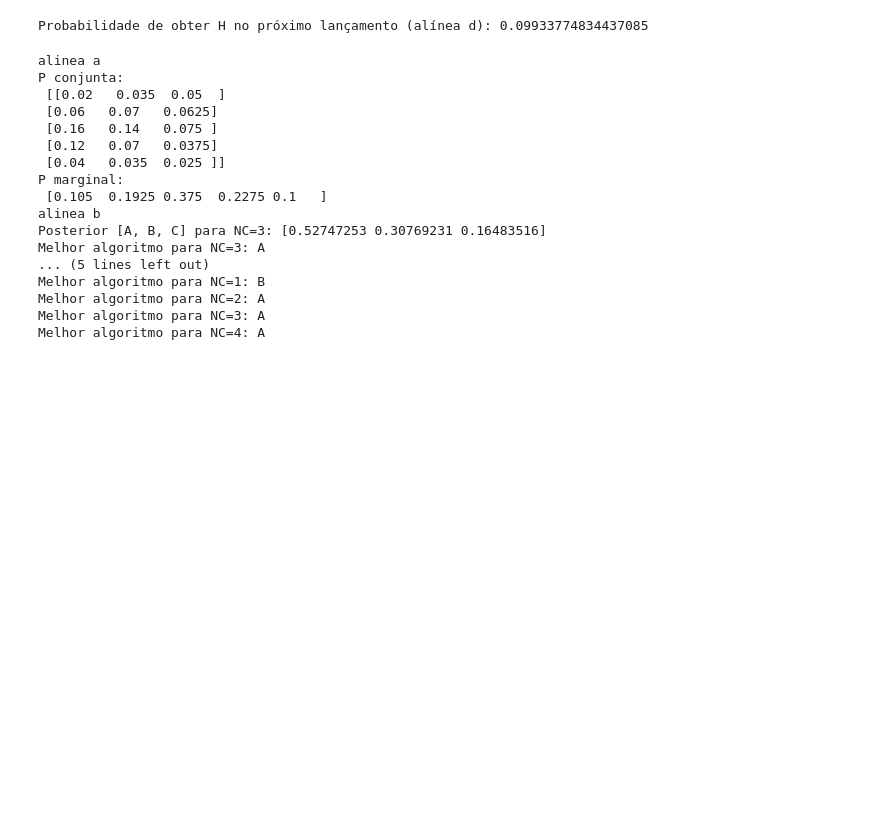
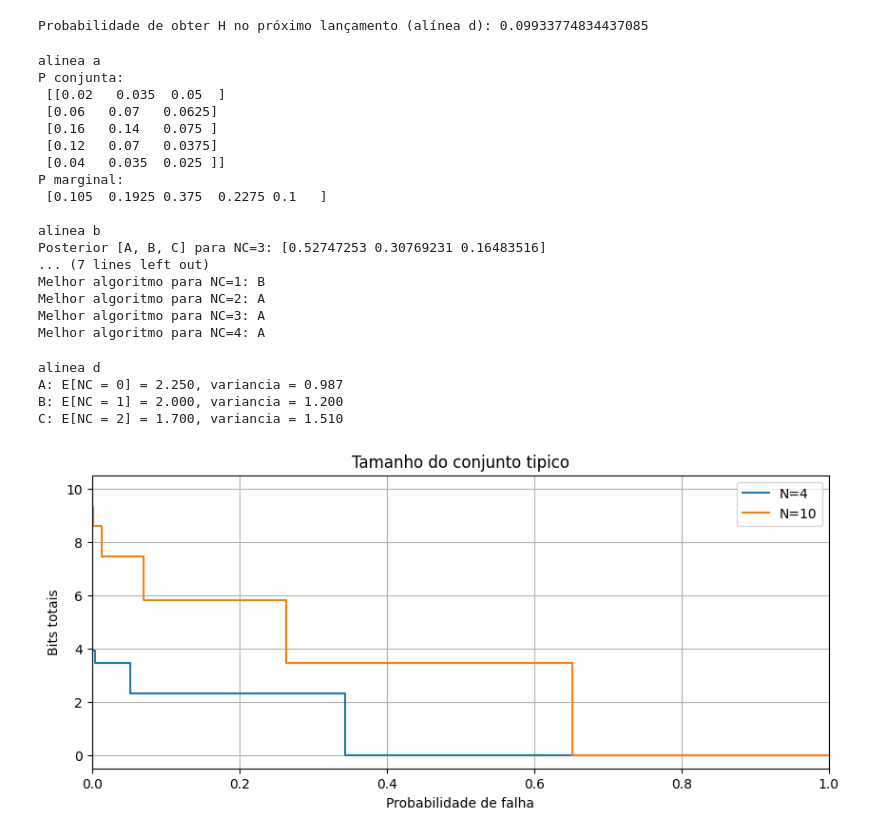
Before and after one commit to teixeira2308/Lab2_CSM, a Jupyter notebook: Lab2/Lab2.ipynb, the cells around one changed output. Drawn from its saved outputs; the diff is of its cells as text; code cells hidden in the pictures; blank space fills up the shorter version.

```diff
--- a/Lab2/Lab2.ipynb
+++ b/Lab2/Lab2.ipynb
@@ -76,6 +76,8 @@ import numpy as np
 import matplotlib.pyplot as plt
 
 #P(A) = 0.4, P(B) = 0.35, P(C) = 0.25
+
+
 
 P_algoritmo = np.array([0.4, 0.35, 0.25])
 
@@ -107,7 +109,7 @@ def classifica_algoritmo(NC):
     return posterior
 
 #alinea b)
-print("alinea b")
+print("\nalinea b")
 
 posterior = classifica_algoritmo(3)
 
@@ -119,7 +121,7 @@ melhor = algoritmos[np.argmax(posterior)] #utilizei np.argmax para encontrar o
 print("Melhor algoritmo para NC=3:", melhor)
 
 #alinea c)
-print("alinea c")
+print("\nalinea c")
 
 ml_nc = np.argmax(P_NC_dado_algoritmo, axis=0) #encontra o índice do algoritmo com maior verosimilhança para cada NC
 
@@ -142,11 +144,78 @@ P conjunta:
  [0.04   0.035  0.025 ]]
 P marginal:
  [0.105  0.1925 0.375  0.2275 0.1   ]
+
 alinea b
 Posterior [A, B, C] para NC=3: [0.52747253 0.30769231 0.16483516]
-Melhor algoritmo para NC=3: A
-... (5 lines left out)
+... (7 lines left out)
 Melhor algoritmo para NC=1: B
 Melhor algoritmo para NC=2: A
 Melhor algoritmo para NC=3: A
 Melhor algoritmo para NC=4: A
+# %%
+#alinea d)
+print("\nalinea d")
+
+nc = np.array([0, 1, 2, 3, 4])
+
+for i, alg in enumerate(algoritmos):
+    probs = P_NC_dado_algoritmo [:, i] #todas as linhas da coluna i
+
+    media = np.sum(probs * nc)
+
+    media_quadrado = np.sum(probs * (nc ** 2))
+
+    variancia = media_quadrado - (media ** 2)
+    print(f"{alg}: E[NC = {i}] = {media:.3f}, variancia = {variancia:.3f}")
+
+
+assert np.allclose(np.sum(P_conj), 1.0)
+# %% [output]
+alinea d
+A: E[NC = 0] = 2.250, variancia = 0.987
+B: E[NC = 1] = 2.000, variancia = 1.200
+C: E[NC = 2] = 1.700, variancia = 1.510
+# %%
+#C - a)
+import matplotlib.pyplot as plt
+import numpy as np
+import math
+
+#probabilidades base
+p0 = 0.9
+p1 = 0.1
+
+plt.figure(figsize=(10,4))
+
+for N in [4,10]:
+    prob_acumulada = 0
+    seq_acumuladas = 0
+
+    deltas = [1.0]
+    Hs = [0.0]
+
+    for r in range(N + 1):
+        combinacoes = math.comb(N,r)
+
+        prob_seq = (p1**r) * (p0**(N-r))
+        prob_grupo = combinacoes * prob_seq
+
+        prob_acumulada += prob_grupo
+        seq_acumuladas += combinacoes
+
+        delta = 1 - prob_acumulada
+        H_delta = math.log2(seq_acumuladas)
+
+        deltas.append(delta)
+        Hs.append(H_delta)
+
+    plt.step(deltas, Hs, label = f'N={N}')
+
+plt.xlim(0, 1)
+plt.title("Tamanho do conjunto tipico")
+plt.xlabel("Probabilidade de falha")
+plt.ylabel("Bits totais")
+plt.legend()
+plt.grid(True)
+# %% [output]
+[figure, added]
```
Also changed, not shown: parts of 1 cell of this notebook.
